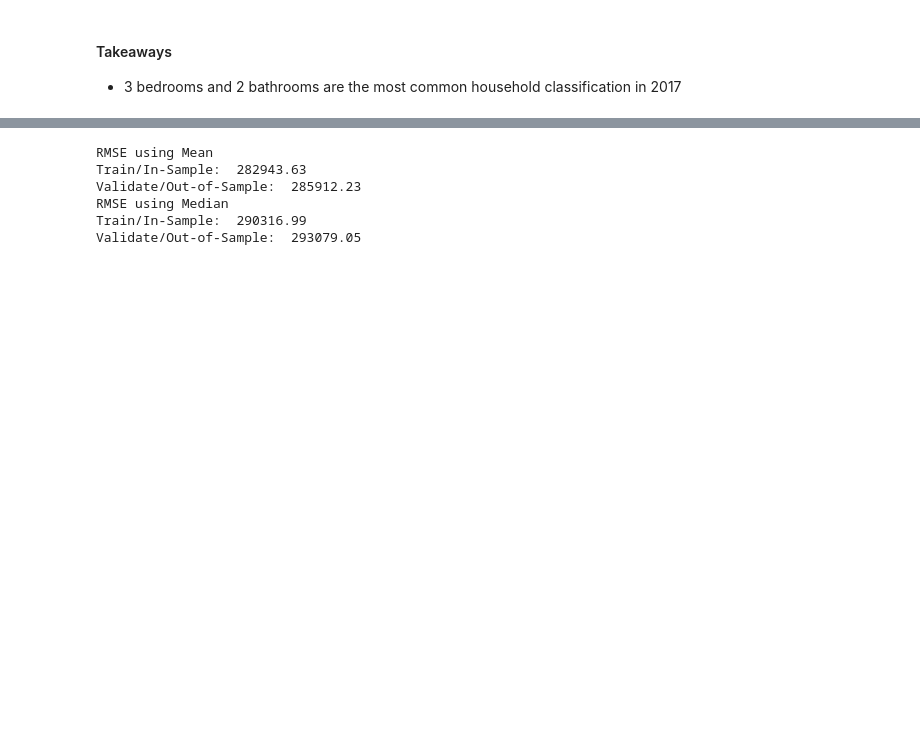
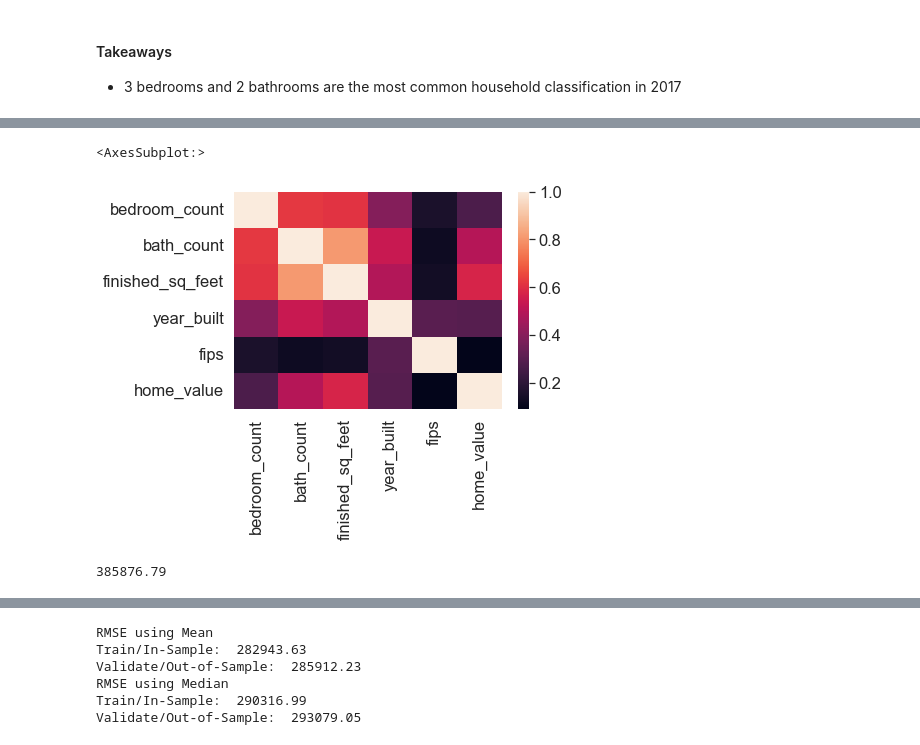
Before and after one commit to LuisVArce/Regression_Project, a Jupyter notebook: zillow_report.ipynb, the cells around one changed output, grey strips where cells are left out. Saved outputs shown, nothing was run; the diff lists cells and outputs as text; code cells hidden in the pictures; blank space fills up the shorter version.

```diff
--- a/zillow_report.ipynb
+++ b/zillow_report.ipynb
@@ -174,3 +286,16 @@ plt.show()
+# %%
+# Seaborn Heat map shows us the correlation coefficient for comparing continuous values against other continuous values
+sns.heatmap(train.corr())
+# %% [output]
+<AxesSubplot:>
+[figure, added]
+# %%
+# let's generate an average baseline prediction
+
+baseline_predictions = round(train["home_value"].mean(), 2)
+baseline_predictions
+# %% [output]
+385876.79
 # %%
 # Time to plot the mean baseline prediction against actual targets
 
```
Also changed, not shown: parts of 30 cells of this notebook, 2 other files.
